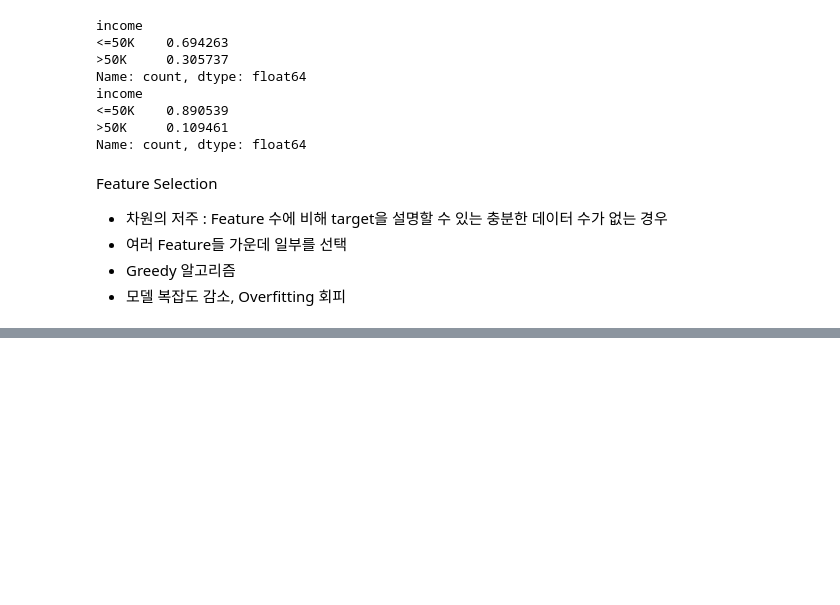
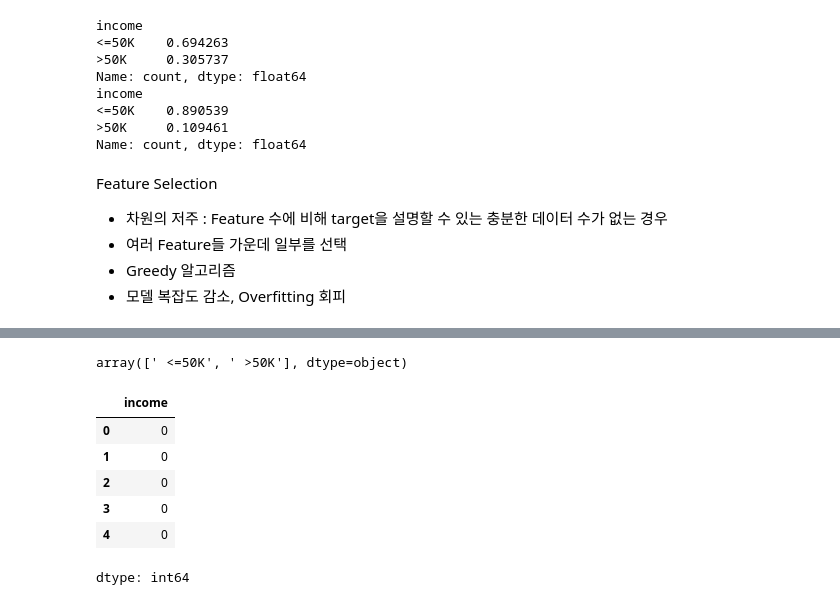
Before and after one commit to Aim-bro/Josh, a Jupyter notebook: 성인_인구조사_소득_예측_clone_code.ipynb, the cells around one changed output, grey strips where cells are left out. Cells and saved outputs as stored; diff of their text form; code cells hidden in the pictures; blank space fills up the shorter version.

```diff
--- a/성인_인구조사_소득_예측_clone_code.ipynb
+++ b/성인_인구조사_소득_예측_clone_code.ipynb
@@ -670,0 +775,4 @@ Feature Extraction
+# %%
+# income을 target으로 생각, 따로 나눔
+label = train['income']
+del train['income']
@@ -670,0 +788,15 @@ Feature Extraction
+# %%
+label.unique()
+# %% [output]
+array([' <=50K', ' >50K'], dtype=object)
+# %%
+label = label.map(lambda x : 1 if x == ' >50K' else 0)
+label.head()
+# %% [output]
+|  | income |
+| 0 | 0 |
+| 1 | 0 |
+| 2 | 0 |
+| 3 | 0 |
+| 4 | 0 |
+dtype: int64
```
Also changed, not shown: parts of 38 cells of this notebook.
